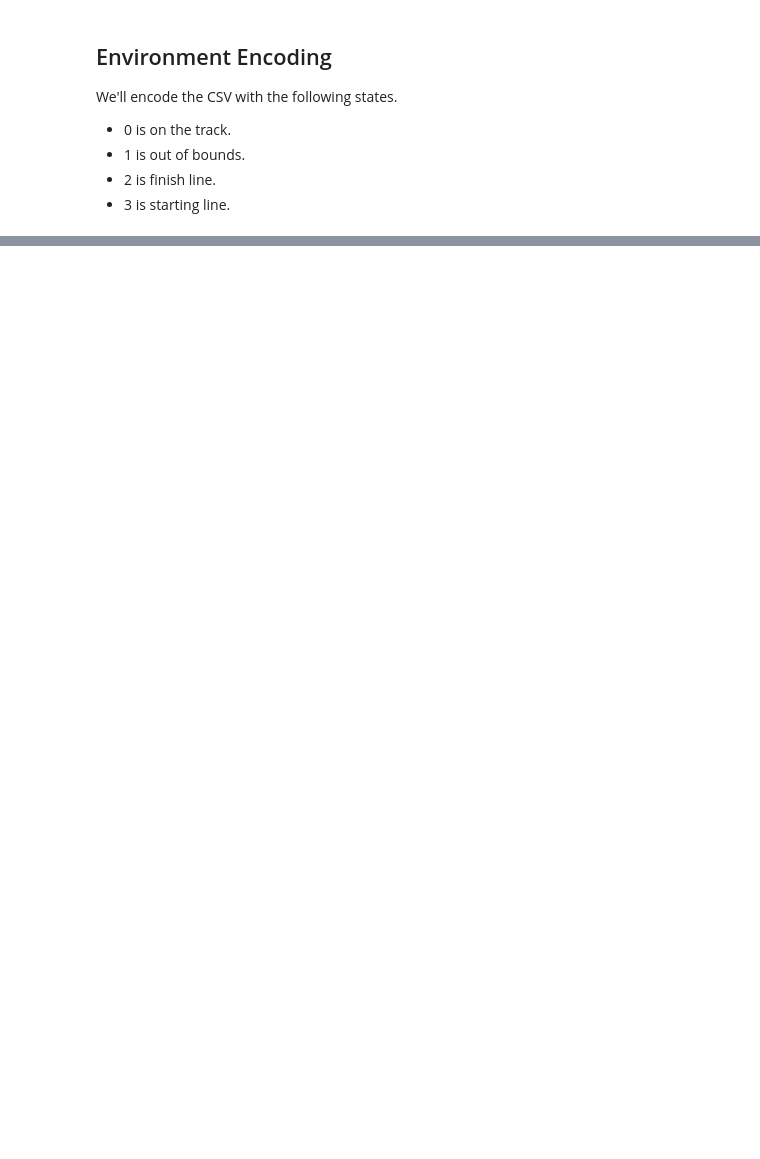
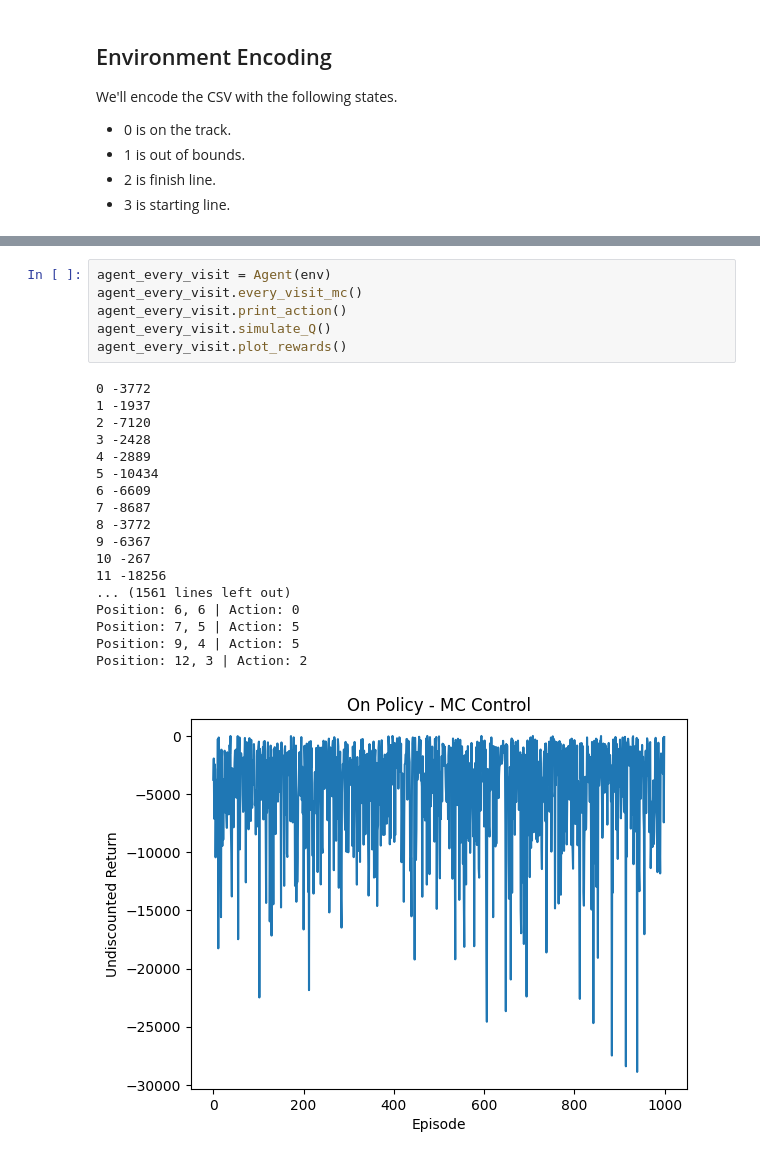
Before and after one commit to iSkytran/rlexercises, a Jupyter notebook: monte_carlo.ipynb, the cells around one changed output, grey strips where cells are left out. Saved outputs shown, nothing was run; the diff lists cells and outputs as text; blank space fills up the shorter version.

```diff
--- a/monte_carlo.ipynb
+++ b/monte_carlo.ipynb
@@ -133,0 +190,25 @@ Position: 17, 6 | Action: -1, 1
+# %%
+agent_every_visit = Agent(env)
+agent_every_visit.every_visit_mc()
+agent_every_visit.print_action()
+agent_every_visit.simulate_Q()
+agent_every_visit.plot_rewards()
+# %% [output]
+0 -3772
+1 -1937
+2 -7120
+3 -2428
+4 -2889
+5 -10434
+6 -6609
+7 -8687
+8 -3772
+9 -6367
+10 -267
+11 -18256
+... (1561 lines left out)
+Position: 6, 6 | Action: 0
+Position: 7, 5 | Action: 5
+Position: 9, 4 | Action: 5
+Position: 12, 3 | Action: 2
+[figure, added]
```
Also changed, not shown: parts of 4 cells of this notebook, 1 other file.
